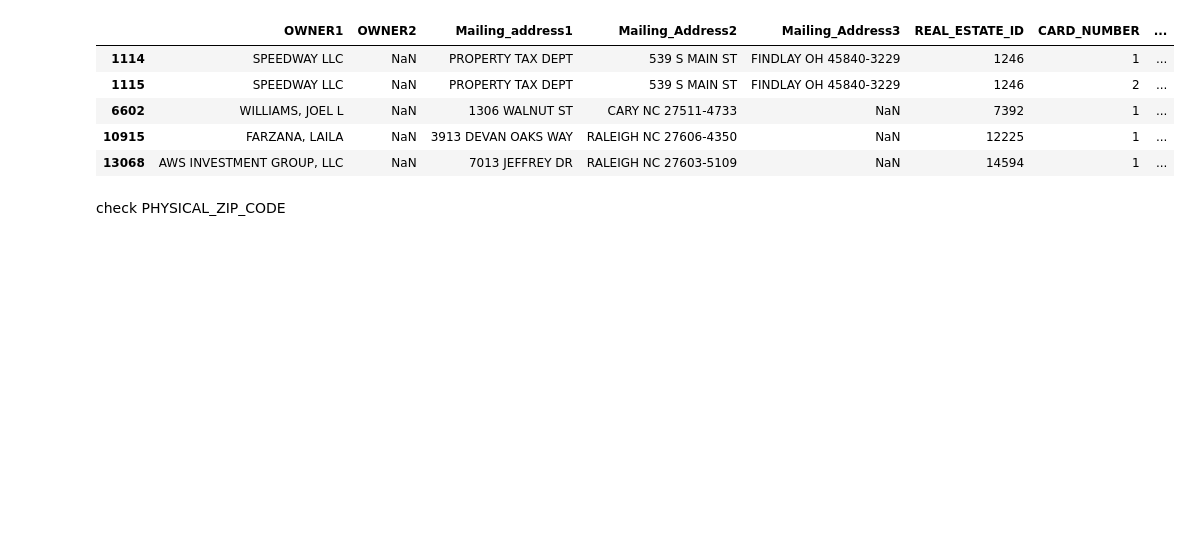
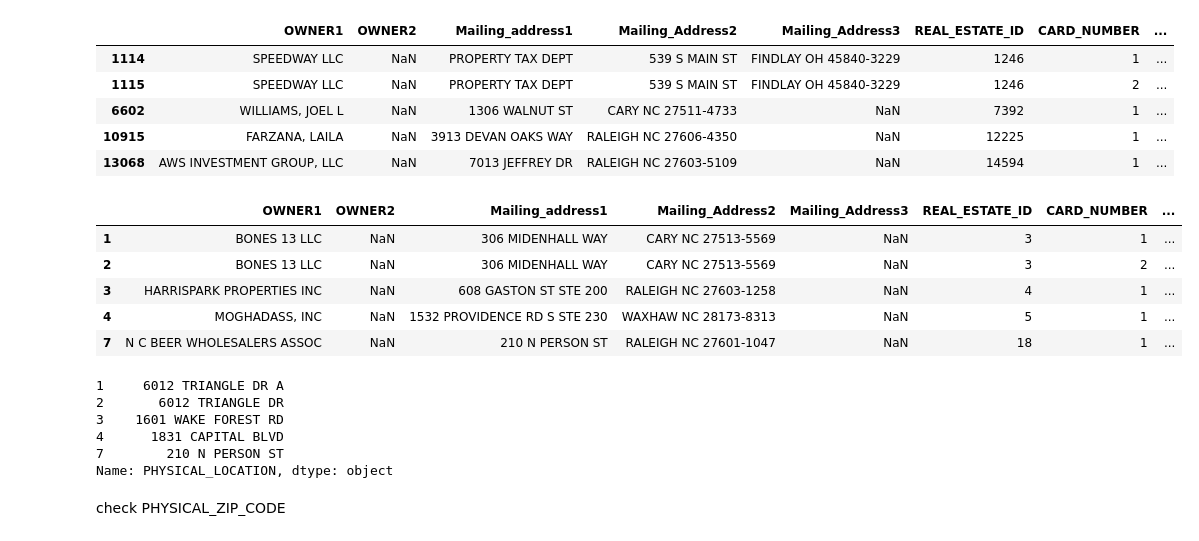
Before and after one commit to tsar1987/Capstone_Project_Two, a Jupyter notebook: Capstone_Two_Step_2_Data_Wrangling_Oct29_2023.ipynb, the cells around one changed output. Saved outputs shown, nothing was run; the diff lists cells and outputs as text; code cells hidden in the pictures; blank space fills up the shorter version.

```diff
--- a/Capstone_Two_Step_2_Data_Wrangling_Oct29_2023.ipynb
+++ b/Capstone_Two_Step_2_Data_Wrangling_Oct29_2023.ipynb
@@ -181,5 +181,12 @@ house['Street_Suffix'] = house['Street_Suffix'].fillna('')
 house['Street_Misc'] = house['Street_Misc'].fillna('')
 # %%
 house['Street_Number'] = house['Street_Number'].astype('str')
-# %%
-house['PHYSICAL_LOCATION'] = house['Street_Number']+house['Street_Prefix']+house['Street_Name']+house['Street_Type']+house['Street_Suffix']+house['Street_Misc']
+# %%
+house.head()
+# %% [output]
+|  | OWNER1 | OWNER2 | Mailing_address1 | Mailing_Address2 | Mailing_Address3 | REAL_ESTATE_ID | CARD_NUMBER | ... |
+| 1 | BONES 13 LLC | NaN | 306 MIDENHALL WAY | CARY NC 27513-5569 | NaN | 3 | 1 | ... |
+| 2 | BONES 13 LLC | NaN | 306 MIDENHALL WAY | CARY NC 27513-5569 | NaN | 3 | 2 | ... |
+| 3 | HARRISPARK PROPERTIES INC | NaN | 608 GASTON ST STE 200 | RALEIGH NC 27603-1258 | NaN | 4 | 1 | ... |
+| 4 | MOGHADASS, INC | NaN | 1532 PROVIDENCE RD S STE 230 | WAXHAW NC 28173-8313 | NaN | 5 | 1 | ... |
+| 7 | N C BEER WHOLESALERS ASSOC | NaN | 210 N PERSON ST | RALEIGH NC 27601-1047 | NaN | 18 | 1 | ... |
@@ -186,3 +198,12 @@ house['PHYSICAL_LOCATION'] = house['Street_Number']+house['Street_Prefix']+house
+# %%
+house['PHYSICAL_LOCATION'].head()
+# %% [output]
+1     6012 TRIANGLE DR A
+2       6012 TRIANGLE DR
+3    1601 WAKE FOREST RD
+4      1831 CAPITAL BLVD
+7        210 N PERSON ST
+Name: PHYSICAL_LOCATION, dtype: object
 # %% [markdown]
 check PHYSICAL_ZIP_CODE
 # %%
```
Also changed, not shown: parts of 11 cells of this notebook.
